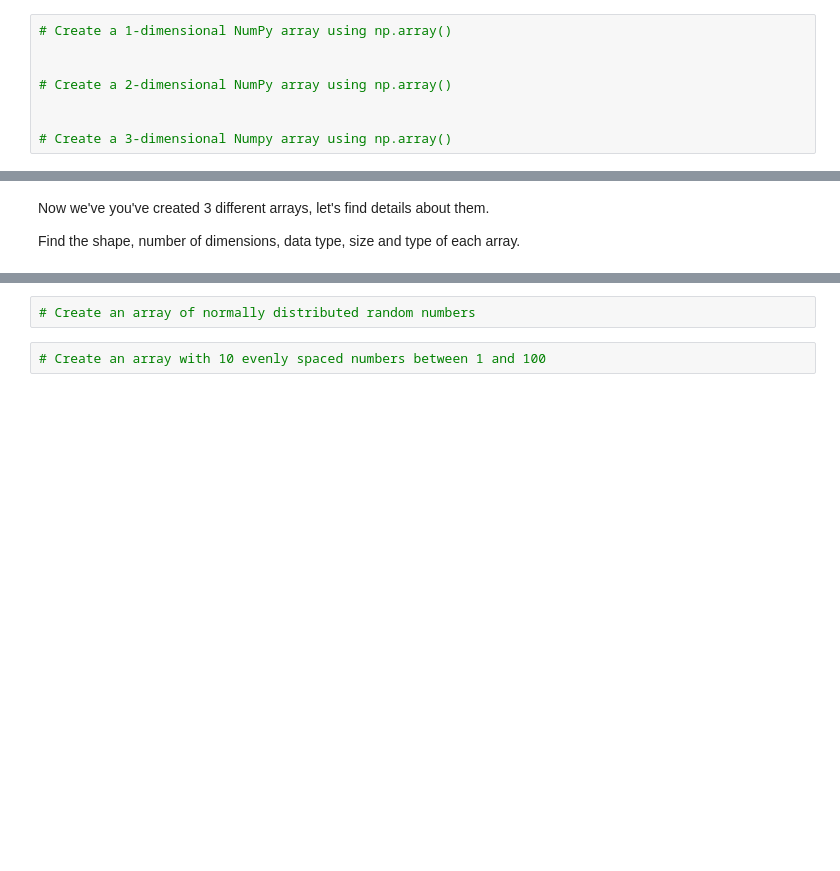
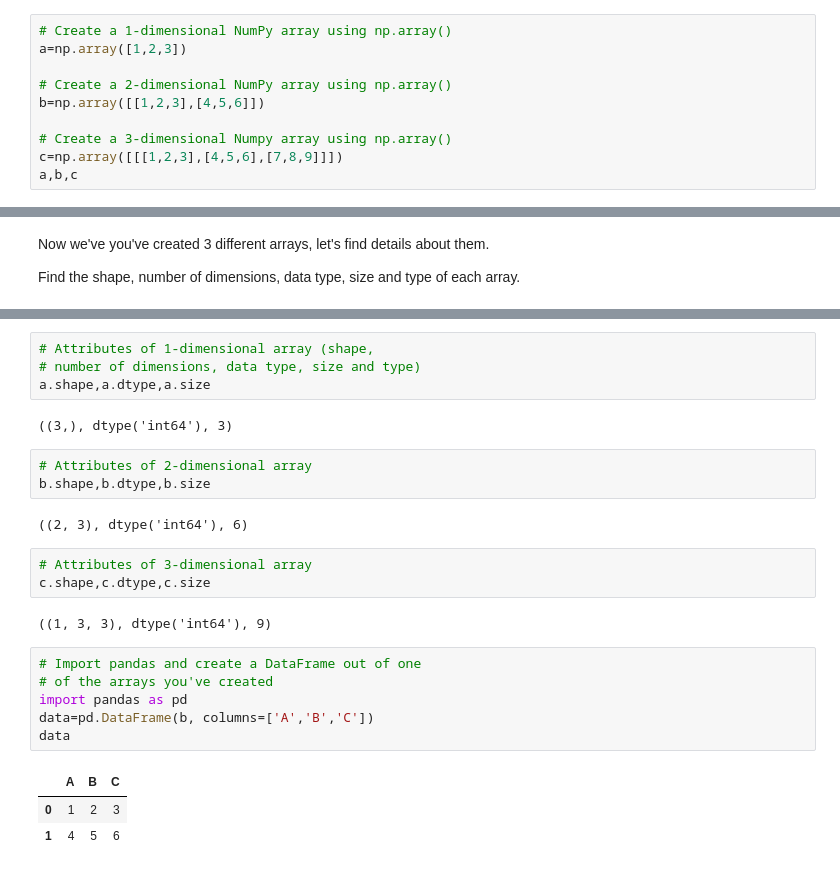
Before and after one commit to safal-stha/numpy_exercise, a Jupyter notebook: numpy_exercises.ipynb, the cells around one changed output, grey strips where cells are left out. Cells and saved outputs as stored; diff of their text form; blank space fills up the shorter version.

```diff
--- a/numpy_exercises.ipynb
+++ b/numpy_exercises.ipynb
@@ -5,8 +8,10 @@
 # %%
 # Create a 1-dimensional NumPy array using np.array()
-
+a=np.array([1,2,3])
 
 # Create a 2-dimensional NumPy array using np.array()
-
+b=np.array([[1,2,3],[4,5,6]])
 
 # Create a 3-dimensional Numpy array using np.array()
+c=np.array([[[1,2,3],[4,5,6],[7,8,9]]])
+a,b,c
@@ -147,4 +29,26 @@ What happens when you compare the arrays with `>`?
-# %%
-# Create an array of normally distributed random numbers
-# %%
-# Create an array with 10 evenly spaced numbers between 1 and 100
+# %%
+# Attributes of 1-dimensional array (shape,
+# number of dimensions, data type, size and type)
+a.shape,a.dtype,a.size
+# %% [output]
+((3,), dtype('int64'), 3)
+# %%
+# Attributes of 2-dimensional array
+b.shape,b.dtype,b.size
+# %% [output]
+((2, 3), dtype('int64'), 6)
+# %%
+# Attributes of 3-dimensional array
+c.shape,c.dtype,c.size
+# %% [output]
+((1, 3, 3), dtype('int64'), 9)
+# %%
+# Import pandas and create a DataFrame out of one
+# of the arrays you've created
+import pandas as pd
+data=pd.DataFrame(b, columns=['A','B','C'])
+data
+# %% [output]
+|  | A | B | C |
+| 0 | 1 | 2 | 3 |
+| 1 | 4 | 5 | 6 |
```
Also changed, not shown: parts of 105 cells of this notebook.
